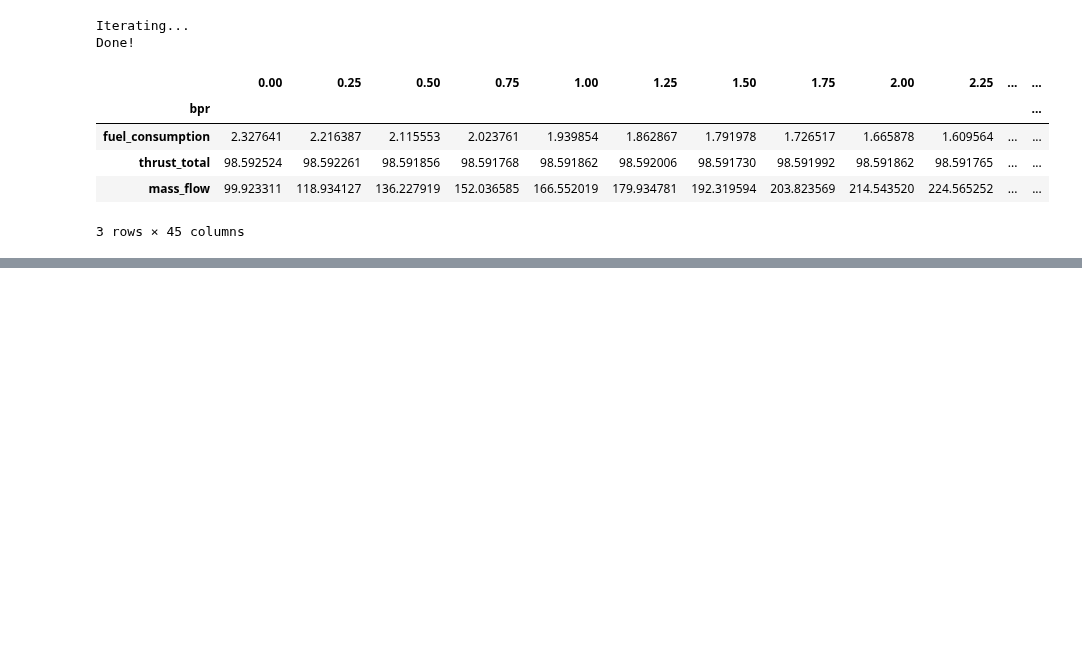
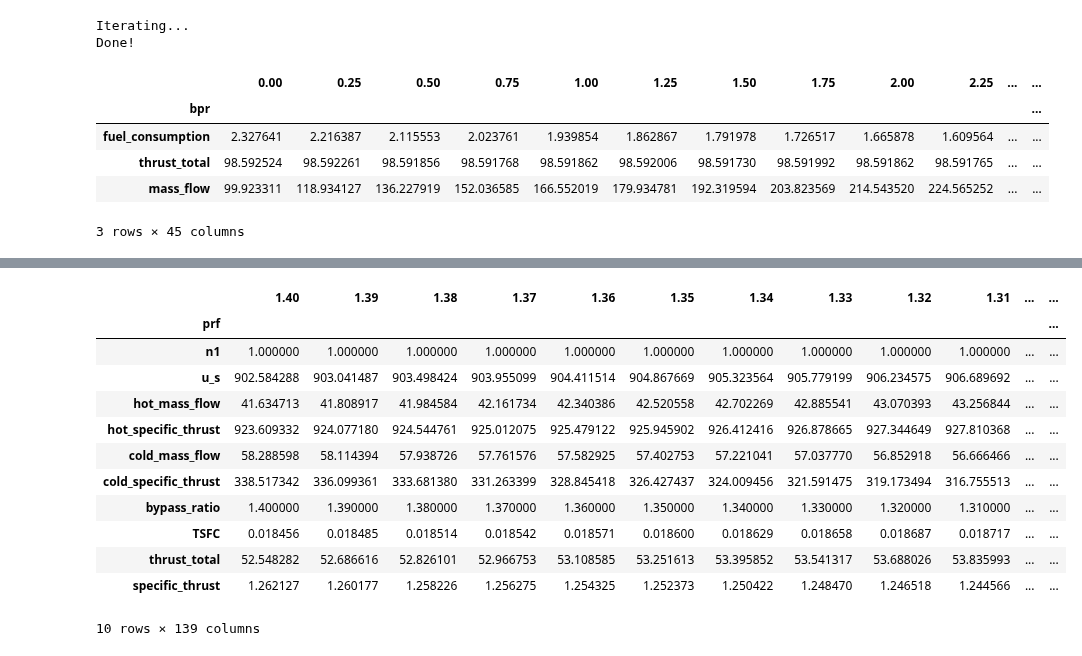
Before and after one commit to jonasdegrave/gas-turbine, a Jupyter notebook: questao_2.ipynb, the cells around one changed output, grey strips where cells are left out. Cells and saved outputs as stored; diff of their text form; code cells hidden in the pictures; blank space fills up the shorter version.

```diff
--- a/questao_2.ipynb
+++ b/questao_2.ipynb
@@ -211,0 +392,34 @@ turbofan.sumarise().append(turbofan.sumarise_results())
+# %%
+# PART 4 ###################################################################
+
+results_c2 = pd.DataFrame()
+results_c2.index = results_c2.index.set_names('prf')
+
+prf_values = np.arange(1.4, 0.01, -0.01)
+
+for prf in prf_values:
+    model_parameters["bypass_ratio"] = prf
+    turbofan = mf.TurboFan(model_parameters)
+
+    results_c2[prf] = (
+        turbofan.sumarise().
+        append(turbofan.sumarise_results()).
+        loc[summarise_target]
+        )
+
+
+results_c2
+# %% [output]
+|  | 1.40 | 1.39 | 1.38 | 1.37 | 1.36 | 1.35 | 1.34 | 1.33 | 1.32 | 1.31 | ... | ... |
+| prf |  |  |  |  |  |  |  |  |  |  |  | ... |
+| n1 | 1.000000 | 1.000000 | 1.000000 | 1.000000 | 1.000000 | 1.000000 | 1.000000 | 1.000000 | 1.000000 | 1.000000 | ... | ... |
+| u_s | 902.584288 | 903.041487 | 903.498424 | 903.955099 | 904.411514 | 904.867669 | 905.323564 | 905.779199 | 906.234575 | 906.689692 | ... | ... |
+| hot_mass_flow | 41.634713 | 41.808917 | 41.984584 | 42.161734 | 42.340386 | 42.520558 | 42.702269 | 42.885541 | 43.070393 | 43.256844 | ... | ... |
+| hot_specific_thrust | 923.609332 | 924.077180 | 924.544761 | 925.012075 | 925.479122 | 925.945902 | 926.412416 | 926.878665 | 927.344649 | 927.810368 | ... | ... |
+| cold_mass_flow | 58.288598 | 58.114394 | 57.938726 | 57.761576 | 57.582925 | 57.402753 | 57.221041 | 57.037770 | 56.852918 | 56.666466 | ... | ... |
+| cold_specific_thrust | 338.517342 | 336.099361 | 333.681380 | 331.263399 | 328.845418 | 326.427437 | 324.009456 | 321.591475 | 319.173494 | 316.755513 | ... | ... |
+| bypass_ratio | 1.400000 | 1.390000 | 1.380000 | 1.370000 | 1.360000 | 1.350000 | 1.340000 | 1.330000 | 1.320000 | 1.310000 | ... | ... |
+| TSFC | 0.018456 | 0.018485 | 0.018514 | 0.018542 | 0.018571 | 0.018600 | 0.018629 | 0.018658 | 0.018687 | 0.018717 | ... | ... |
+| thrust_total | 52.548282 | 52.686616 | 52.826101 | 52.966753 | 53.108585 | 53.251613 | 53.395852 | 53.541317 | 53.688026 | 53.835993 | ... | ... |
+| specific_thrust | 1.262127 | 1.260177 | 1.258226 | 1.256275 | 1.254325 | 1.252373 | 1.250422 | 1.248470 | 1.246518 | 1.244566 | ... | ... |
+10 rows × 139 columns
```
Also changed, not shown: parts of 9 cells of this notebook.
